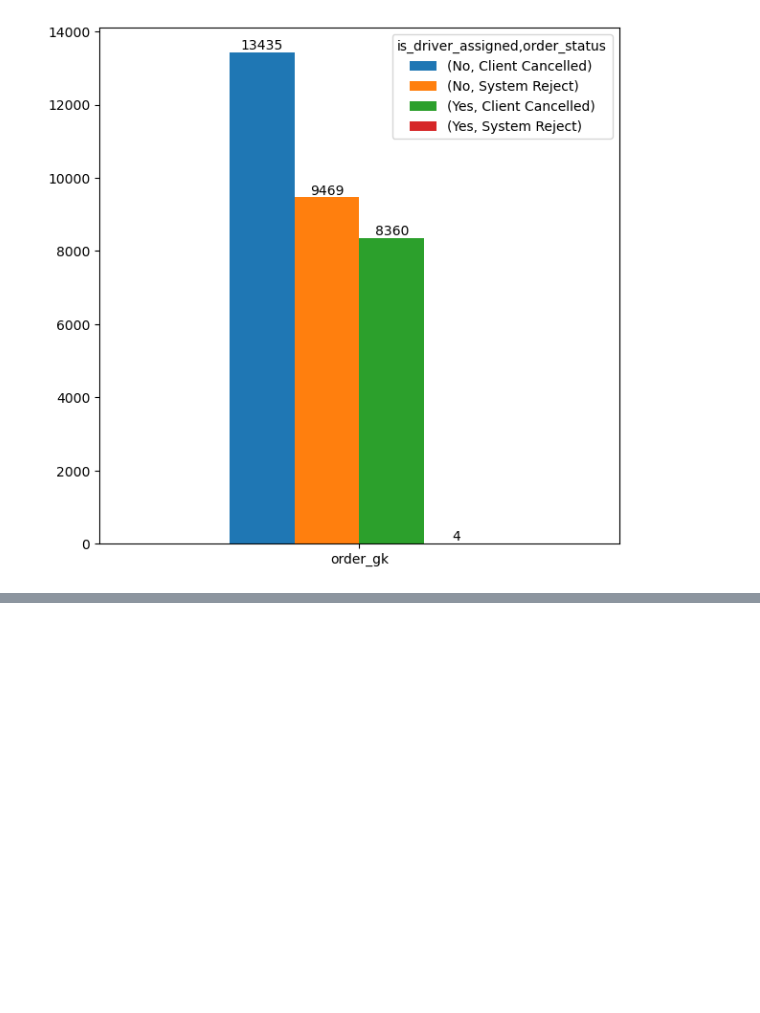
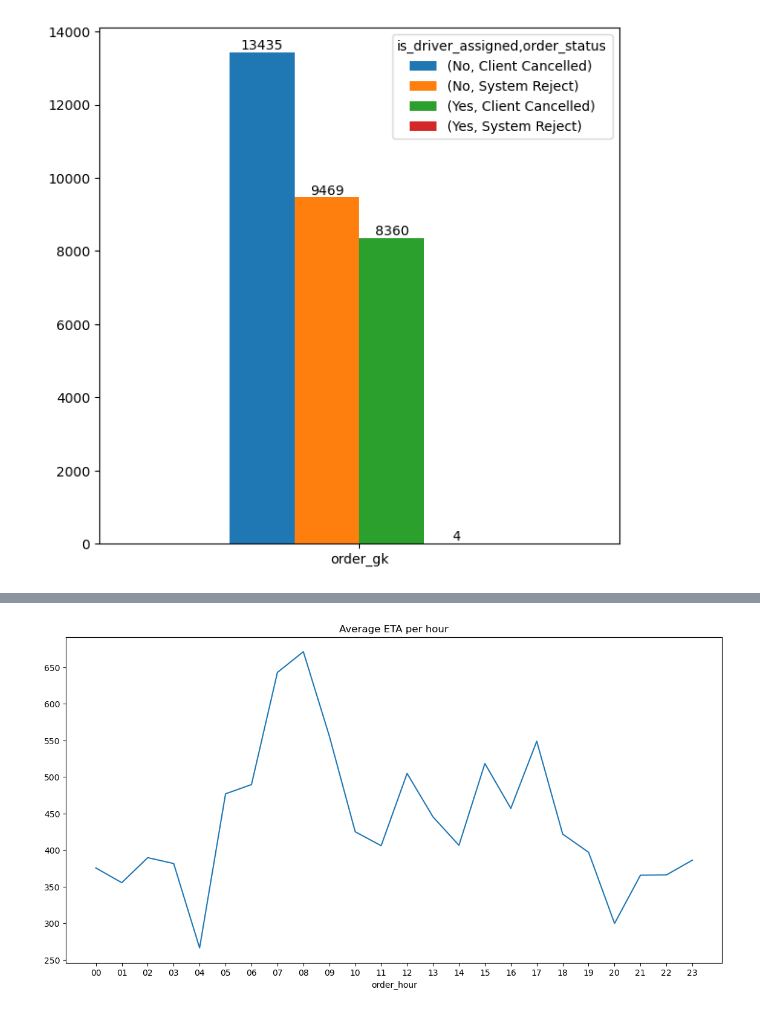
Before and after one commit to ahmed-abuelazm/Gett---Insights-from-failed-orders, a Jupyter notebook: analysis.ipynb, the cells around one changed output, grey strips where cells are left out. Saved outputs shown, nothing was run; the diff lists cells and outputs as text; code cells hidden in the pictures; blank space fills up the shorter version.

```diff
--- a/analysis.ipynb
+++ b/analysis.ipynb
@@ -175,0 +270,6 @@ for c in fig.containers:
+# %%
+_ = df.groupby(by="order_hour")["m_order_eta"].mean().plot(figsize=(14, 7),
+                                                           xticks=range(0, 24),
+                                                           title="Average ETA per hour")
+# %% [output]
+[figure, added]
```
Also changed, not shown: parts of 13 cells of this notebook.
